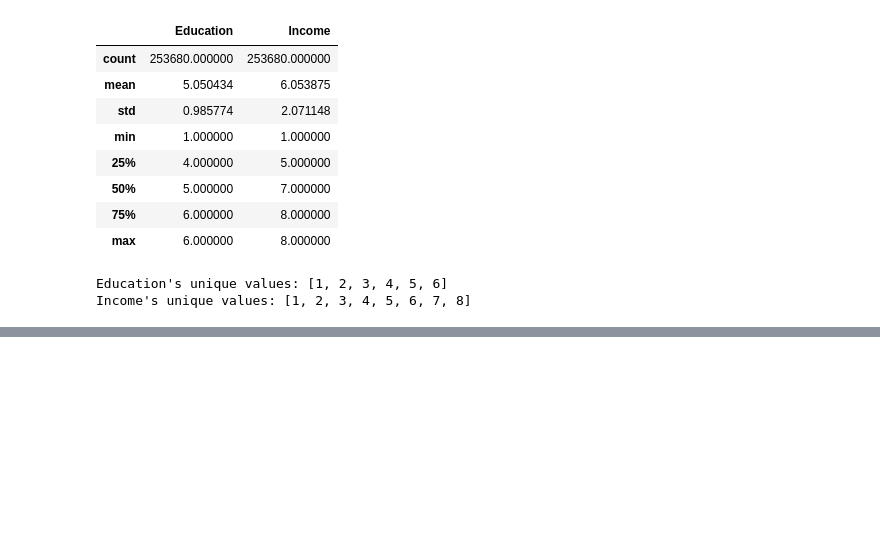
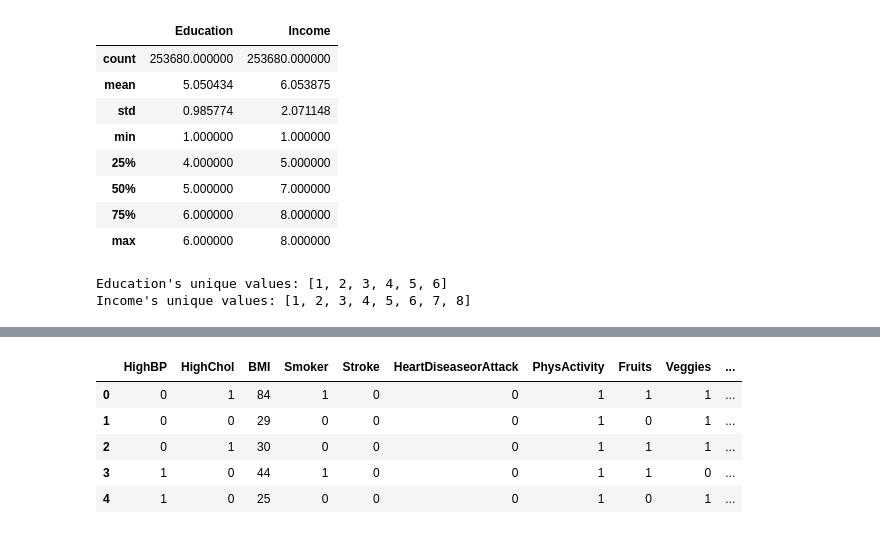
Before and after one commit to jcummingsutk/diabetes-classifier-data, a Jupyter notebook: notebooks/data_explore.ipynb, the cells around one changed output, grey strips where cells are left out. Saved outputs shown, nothing was run; the diff lists cells and outputs as text; code cells hidden in the pictures; blank space fills up the shorter version.

```diff
--- a/notebooks/data_explore.ipynb
+++ b/notebooks/data_explore.ipynb
@@ -142,0 +271,3 @@ def plot_data(df: pd.DataFrame):
+# %%
+kf = KFold(n_splits = n_folds, shuffle=True, random_state=42)
+split = kf.split(df_train)
@@ -142,0 +329,10 @@ def plot_data(df: pd.DataFrame):
+# %%
+df_train_upsampled = pd.concat([X_train_upsample, y_train_upsample], axis=1)
+df_train_upsampled.head()
+# %% [output]
+|  | HighBP | HighChol | BMI | Smoker | Stroke | HeartDiseaseorAttack | PhysActivity | Fruits | Veggies | ... |
+| 0 | 0 | 1 | 84 | 1 | 0 | 0 | 1 | 1 | 1 | ... |
+| 1 | 0 | 0 | 29 | 0 | 0 | 0 | 1 | 0 | 1 | ... |
+| 2 | 0 | 1 | 30 | 0 | 0 | 0 | 1 | 1 | 1 | ... |
+| 3 | 1 | 0 | 44 | 1 | 0 | 0 | 1 | 1 | 0 | ... |
+| 4 | 1 | 0 | 25 | 0 | 0 | 0 | 1 | 0 | 1 | ... |
```
Also changed, not shown: parts of 33 cells of this notebook, 9 other files.
